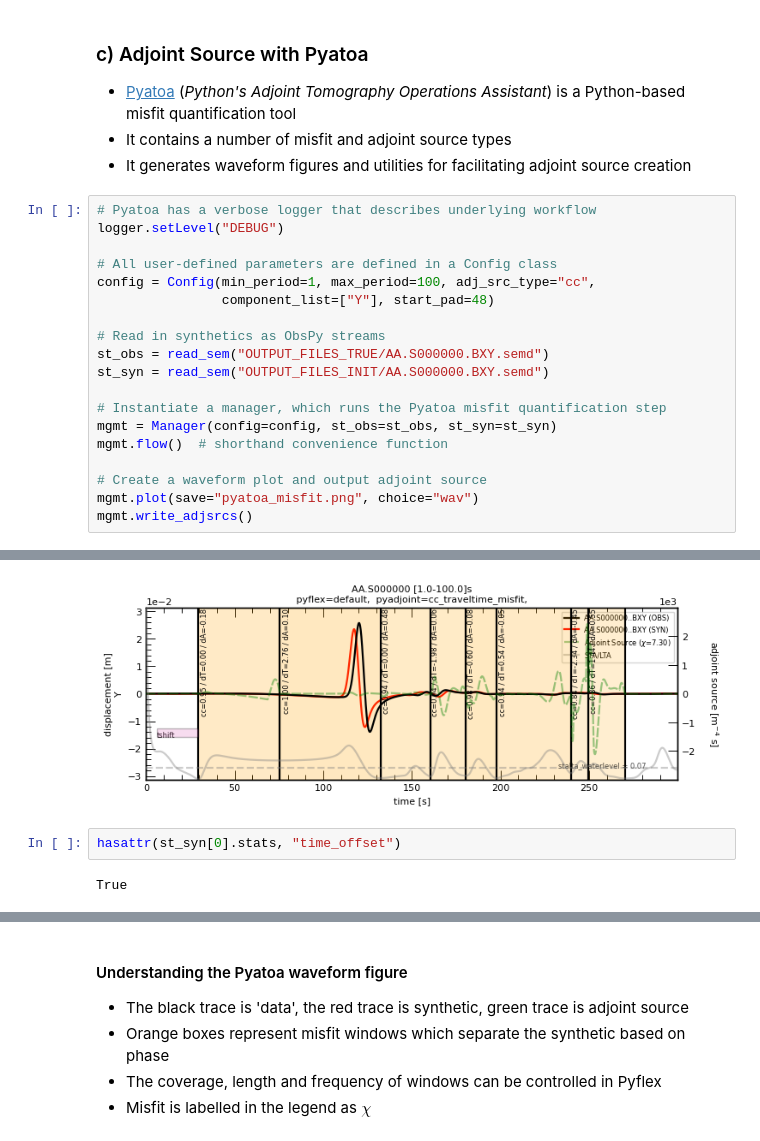
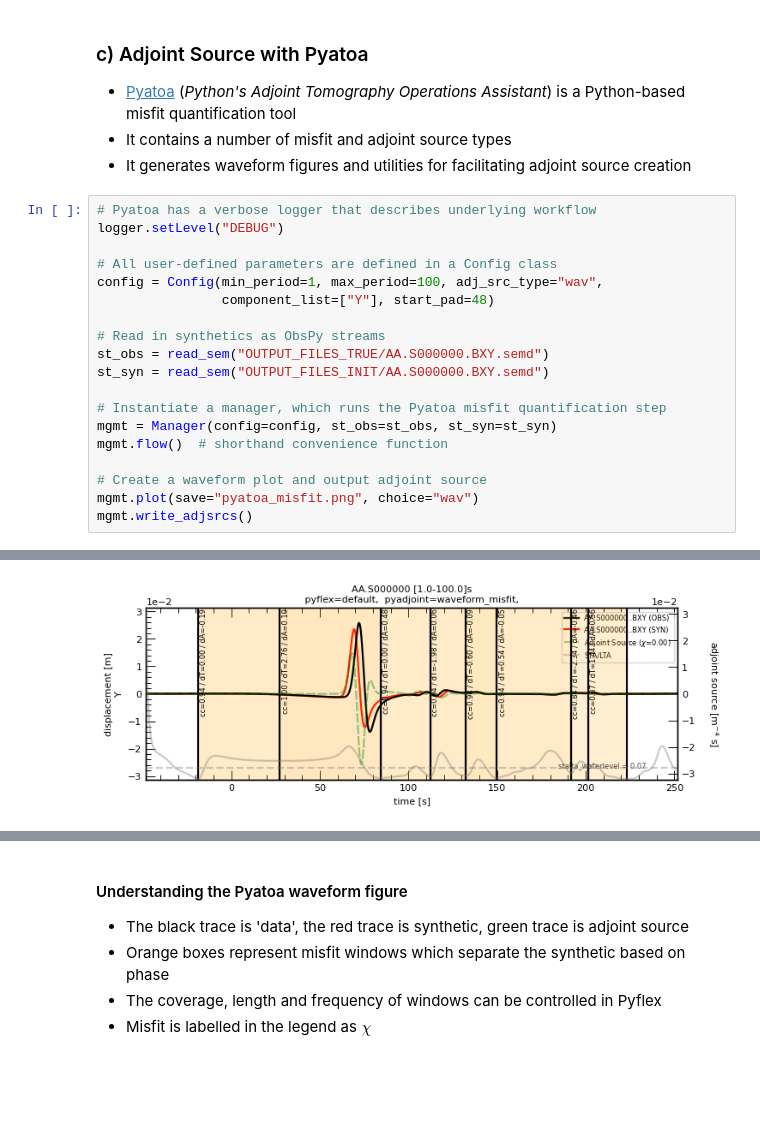
Before and after one commit to adjtomo/adjdocs, a Jupyter notebook: workshops/2022-10-05_specfem_users/completed_notebooks/day_2a_kernels.ipynb, the cells around one changed output, grey strips where cells are left out. Drawn from its saved outputs; the diff is of its cells as text; blank space fills up the shorter version.

```diff
--- a/workshops/2022-10-05_specfem_users/completed_notebooks/day_2a_kernels.ipynb
+++ b/workshops/2022-10-05_specfem_users/completed_notebooks/day_2a_kernels.ipynb
@@ -493,7 +493,7 @@ plt.show()
 logger.setLevel("DEBUG")
 
 # All user-defined parameters are defined in a Config class
-config = Config(min_period=1, max_period=100, adj_src_type="cc",
+config = Config(min_period=1, max_period=100, adj_src_type="wav",
                 component_list=["Y"], start_pad=48)
 
 # Read in synthetics as ObsPy streams
@@ -528,8 +528,4 @@ mgmt.write_adjsrcs()
-[figure, old version]
+[figure, new version]
-# %%
-hasattr(st_syn[0].stats, "time_offset")
-# %% [output]
-True
 # %%
 # Pyatoa has written the adjoint source SPECFEM-ready
 ! ls *.adj
```
Also changed, not shown: parts of 6 cells of this notebook.
